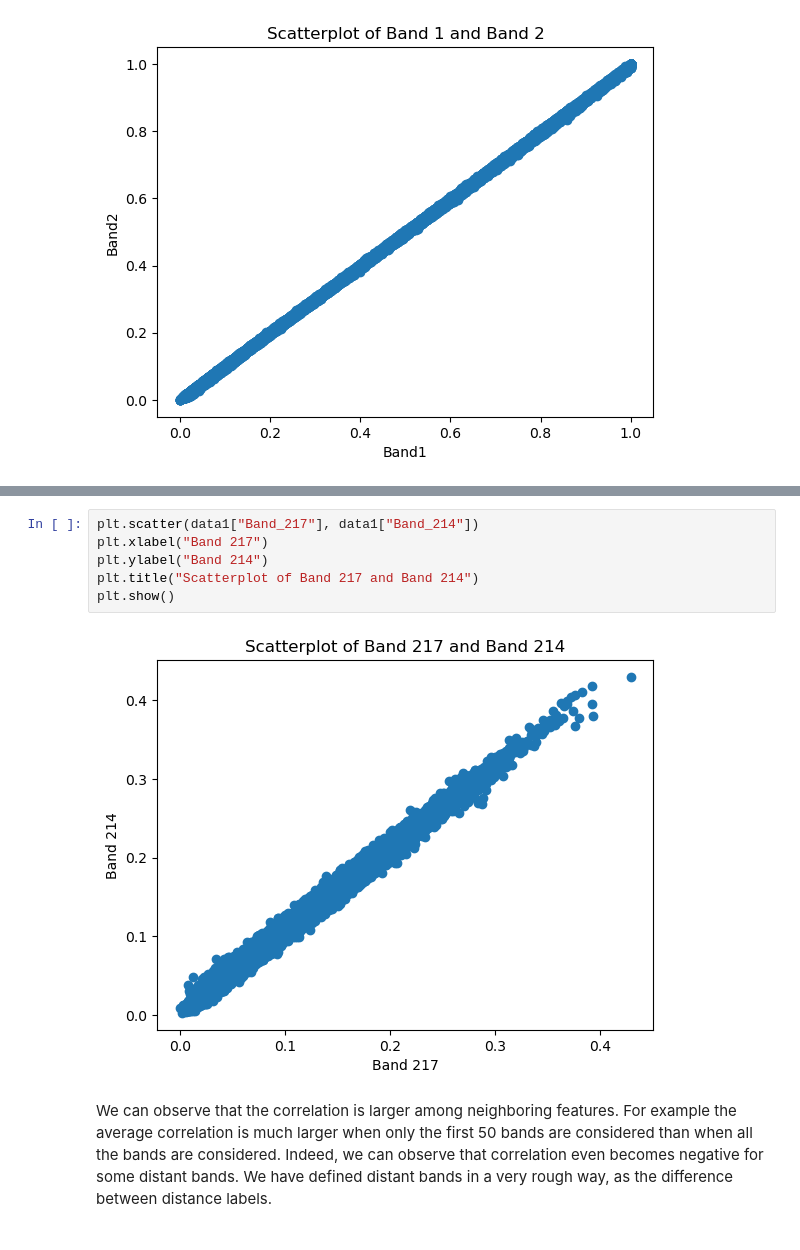
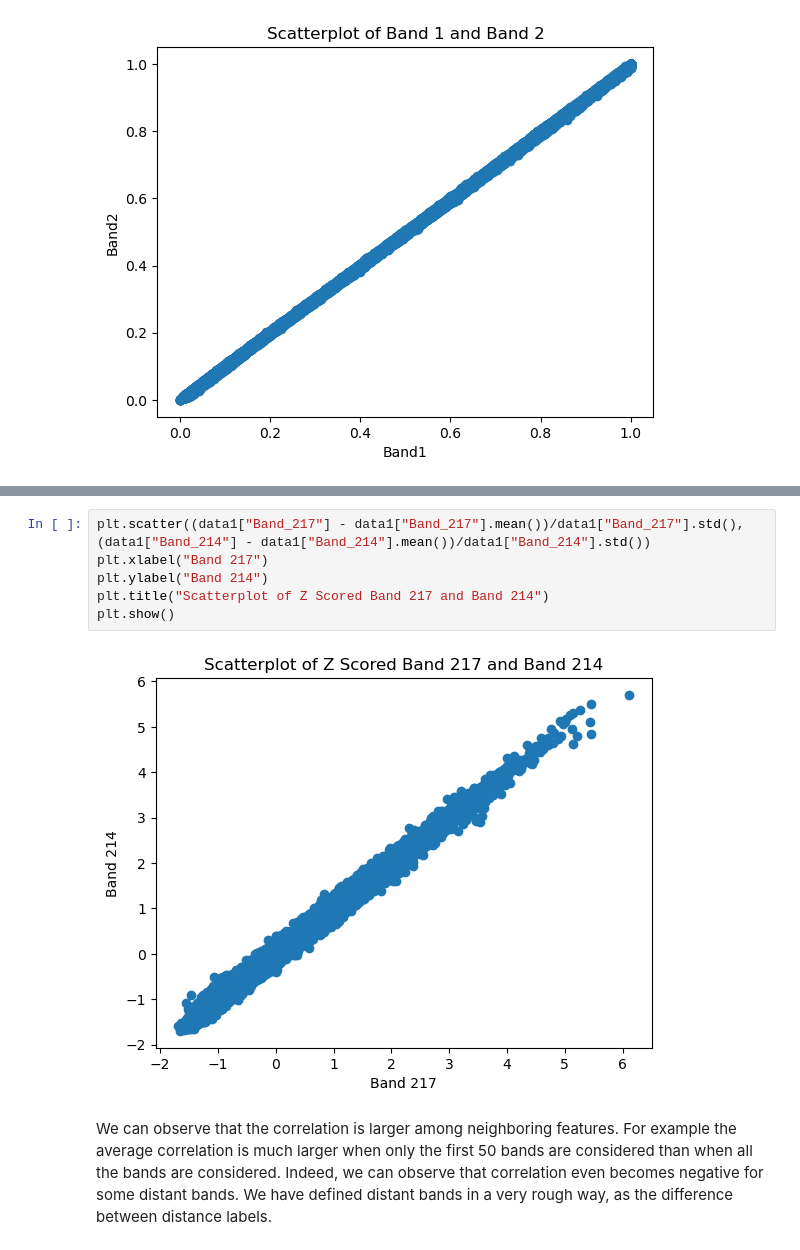
Before and after one commit to Mihneapiuaru/ml_project, a Jupyter notebook: notebooks/ml_project_task1.1.ipynb, the cells around one changed output, grey strips where cells are left out. Saved outputs shown, nothing was run; the diff lists cells and outputs as text.

```diff
--- a/notebooks/ml_project_task1.1.ipynb
+++ b/notebooks/ml_project_task1.1.ipynb
@@ -267,11 +257,11 @@ plt.show()
 # %%
-plt.scatter(data1["Band_217"], data1["Band_214"])
+plt.scatter((data1["Band_217"] - data1["Band_217"].mean())/data1["Band_217"].std(), (data1["Band_214"] - data1["Band_214"].mean())/data1["Band_214"].std())
 plt.xlabel("Band 217")
 plt.ylabel("Band 214")
-plt.title("Scatterplot of Band 217 and Band 214")
+plt.title("Scatterplot of Z Scored Band 217 and Band 214")
 plt.show()
 # %% [output]
-[figure, old version]
+[figure, new version]
 # %% [markdown]
 We can observe that the correlation is larger among neighboring features. For example the average correlation is much larger when only the first 50 bands are considered than when all the bands are considered. Indeed, we can observe that correlation even becomes negative for some distant bands. We have defined distant bands in a very rough way, as the difference between distance labels.
 # %% [markdown]
```
Also changed, not shown: parts of 3 cells of this notebook.
